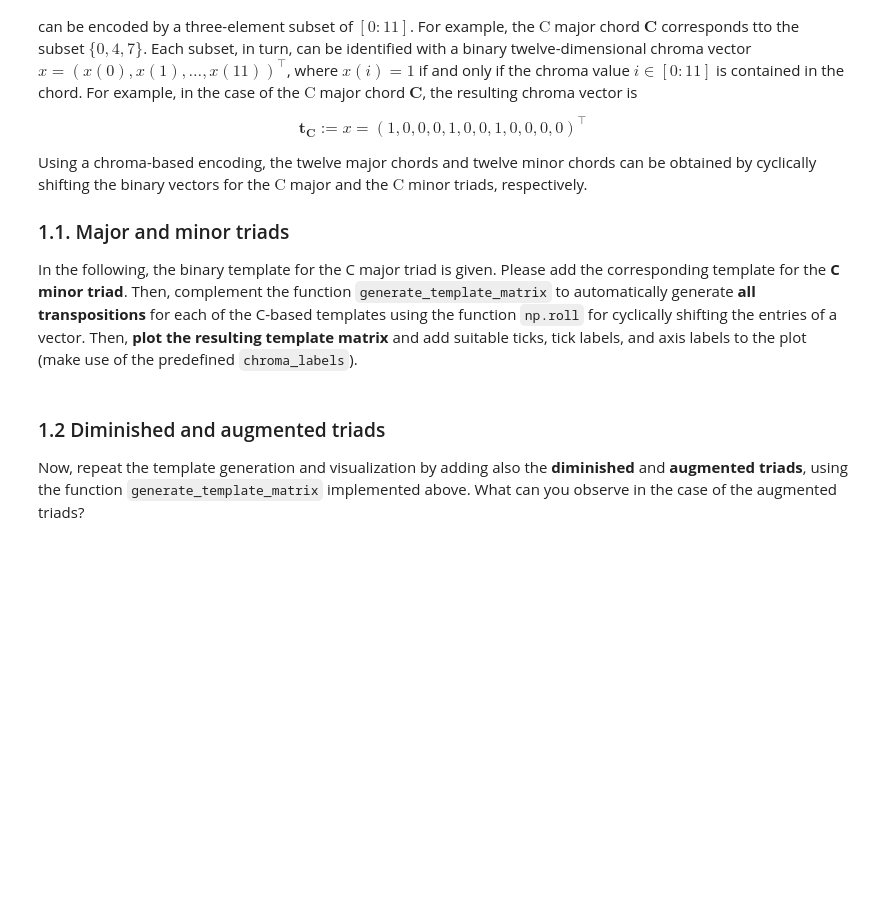
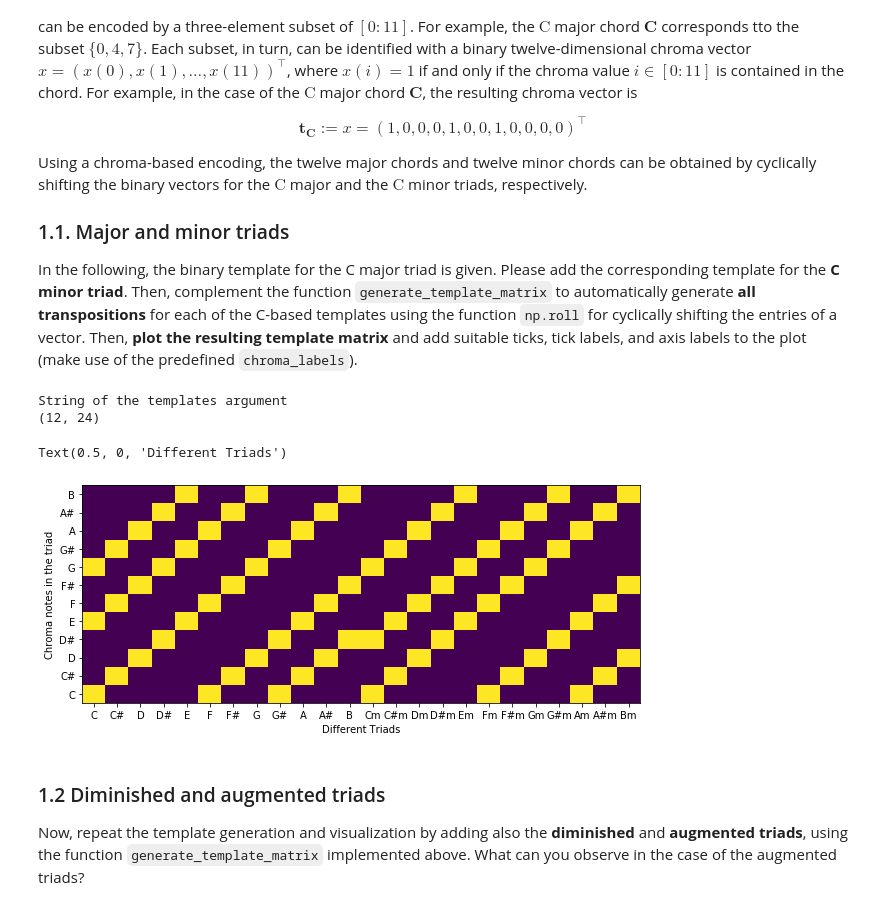
Before and after one commit to marc-philipp-knechtle/mir, a Jupyter notebook: ExerciseMIR/exercise04.ipynb, the cells around one changed output. Drawn from its saved outputs; the diff is of its cells as text; code cells hidden in the pictures; blank space fills up the shorter version.

Commit message:
add chord templates

```diff
--- a/ExerciseMIR/exercise04.ipynb
+++ b/ExerciseMIR/exercise04.ipynb
@@ -51,35 +51,66 @@ In the following, the binary template for the C major triad is given. Please add
 # %%
 import os
 import numpy as np
 from matplotlib import pyplot as plt
 import librosa
 import IPython.display as ipd
 %matplotlib inline
 
 def generate_template_matrix(templates):
+    """
+    Args:
+        templates: two dimensional Array. The array has the length12 in the first dimension. These are the triads to generate the template matrix from.
+    Returns: np.ndarray with shape (12, templates.shape(1) * 12). This is equal to a matrix with 12 columns and a variable size of rows.
+    """
 
     assert templates.shape[0] == 12, 'input "templatesC" has wrong size!'
+    print('String of the templates argument')
 
-    template_matrix = np.zeros((12, 12 * templates.shape[1]))
+    templates_transposed = templates.T
+
+    """
+    C, Db, D, Eb, E, F, Gb, G, Ab, A, Bb, B -> 12 Rows
+    The Columns are the possible transformations in the matrix. The Colums are multiplied by the templates.shape[1] to include both the major and the minor versions of the chords
+    """
+    template_matrix: np.ndarray = np.zeros((12, 12 * templates.shape[1]))
+    print(template_matrix.shape)
 
     for shift in range(12):
         ## your code here
+        for index, triad in enumerate(templates_transposed):
+            template_matrix[:, shift + index*12] = np.roll(triad, shift)
 
     return template_matrix
 
 
-template_cmaj = np.array([[1, 0, 0, 0, 1, 0, 0, 1, 0, 0, 0, 0]]).T
-template_cmin = ## your code here
+"""
+returns 12 rows, 1 column
+"""
+template_cmaj: np.ndarray = np.array([[1, 0, 0, 0, 1, 0, 0, 1, 0, 0, 0, 0]]).T
+template_cmin = np.array([[1, 0, 0, 1, 0, 0, 0, 1, 0, 0, 0, 0]]).T
 
+
+# pass the templates for major and minor. The passed matrix has 12 rows for each tone and columns for each conversion
 templates_majmin = generate_template_matrix(np.concatenate((template_cmaj, template_cmin), axis=1))
+
 
 fig = plt.figure(figsize=(10, 4))
 chroma_label = ['C', 'C#', 'D', 'D#', 'E', 'F', 'F#', 'G', 'G#', 'A', 'A#', 'B']
 chord_label_maj = chroma_label
 chord_label_min = [s + 'm' for s in chroma_label]
 chord_labels = chord_label_maj + chord_label_min
 
 ## your code here (plot the matrix)
+plt.imshow(templates_majmin, origin='lower', aspect='auto')
+plt.xticks(np.arange(24), chord_labels)
+plt.yticks(np.arange(12), chroma_label)
+plt.ylabel('Chroma notes in the triad')
+plt.xlabel('Different Triads')
+# %% [output]
+String of the templates argument
+(12, 24)
+Text(0.5, 0, 'Different Triads')
+[figure, added]
 # %% [markdown]
 ### 1.2 Diminished and augmented triads
 
```
Also changed, not shown: parts of 2 cells of this notebook.
